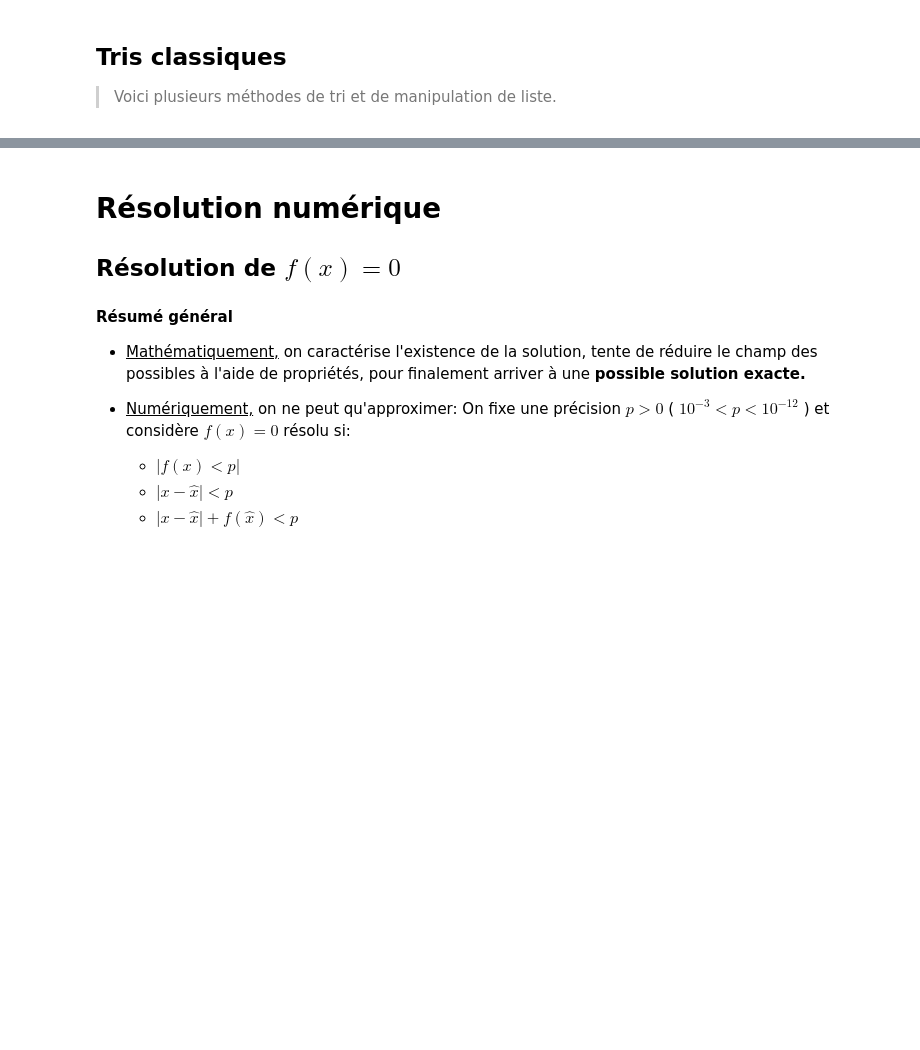
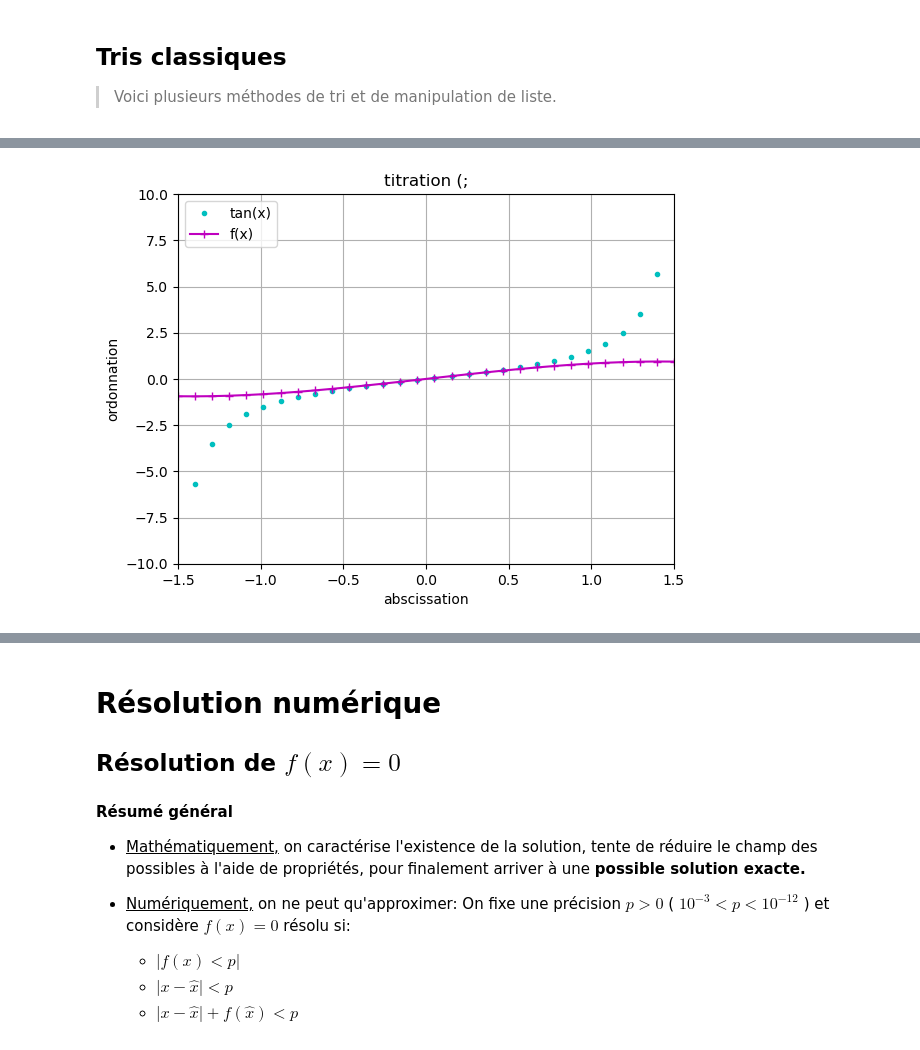
Before and after one commit to Alpha13e/Fac-save_14-02-25, a Jupyter notebook: fichiers publiables/Cours_python.ipynb, the cells around one changed output, grey strips where cells are left out. Saved outputs shown, nothing was run; the diff lists cells and outputs as text; code cells hidden in the pictures; blank space fills up the shorter version.

```diff
--- a/fichiers publiables/Cours_python.ipynb
+++ b/fichiers publiables/Cours_python.ipynb
@@ -234,0 +259,23 @@ def partition (T:list[float],g:int,d:int):
+# %%
+# Exemple avec tan(x) et une fonction quelconque
+x = np.linspace(-1.5, 1.5, 30)
+yt = np.tan(x)
+yx = x-(1/6)*x**3
+
+import matplotlib.pyplot as plt
+plt.figure() # initie le tracé
+
+plt.plot(x, yt, 'c.',label='tan(x)')
+plt.plot(x, yx, 'm+-',label='f(x)')
+
+plt.legend()
+plt.grid()
+#plt.errorbar(x, y, kwargs)
+plt.axis([-1.5, 1.5, -10, 10])
+plt.title('titration (;')
+plt.xlabel('abscissation')
+plt.ylabel('ordonnation')
+plt.show() # affiche le/les graphes initiés
+plt.close() # vide la mémoire, et évite de se retrouver avec le même graphe plus loin dans le fichier
+# %% [output]
+[figure, added]
```
Also changed, not shown: parts of 7 cells of this notebook.
